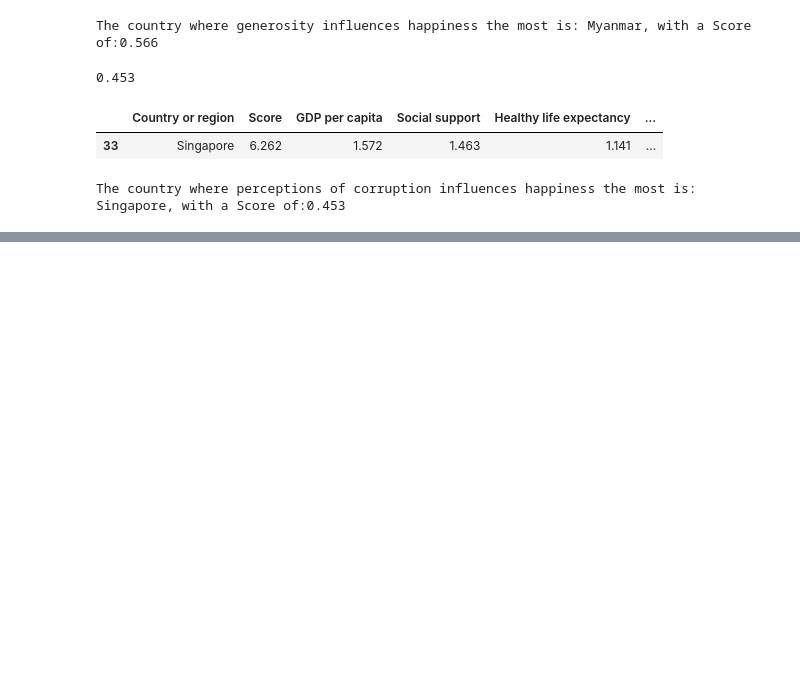
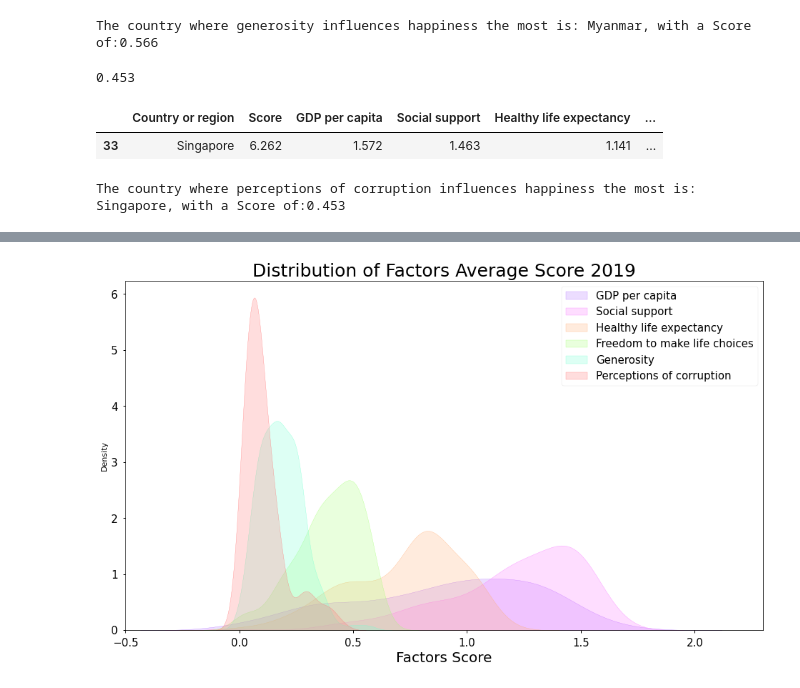
Before and after one commit to CristinaCod/World_Happiness_Report, a Jupyter notebook: 2019data.ipynb, the cells around one changed output, grey strips where cells are left out. Cells and saved outputs as stored; diff of their text form; code cells hidden in the pictures; blank space fills up the shorter version.

```diff
--- a/2019data.ipynb
+++ b/2019data.ipynb
@@ -147,0 +208,22 @@ The country where perceptions of corruption influences happiness the most is: Si
+# %%
+country_factors_avg = precovid_df.groupby(by = ['Country or region'])[['GDP per capita',
+       'Social support', 'Healthy life expectancy', 'Freedom to make life choices', 'Generosity',
+       'Perceptions of corruption']].mean().reset_index()
+
+plt.figure(figsize = (16, 9))
+
+sns.kdeplot(data = country_factors_avg['GDP per capita'], color = "#B77AFF", shade = True)
+sns.kdeplot(data = country_factors_avg['Social support'], color = "#FD7AFF", shade = True)
+sns.kdeplot(data = country_factors_avg['Healthy life expectancy'], color = "#FFB27A", shade = True)
+sns.kdeplot(data = country_factors_avg['Freedom to make life choices'], color = "#A9FF7A", shade = True)
+sns.kdeplot(data = country_factors_avg['Generosity'], color = "#7AFFD4", shade = True)
+sns.kdeplot(data = country_factors_avg['Perceptions of corruption'], color = "#FF7A7A", shade = True)
+
+plt.xlabel('Factors Score', fontsize = 20)
+plt.title('Distribution of Factors Average Score 2019', fontsize = 25)
+plt.xticks(fontsize = 15)
+plt.yticks(fontsize = 15)
+plt.xlim((-0.5, 2.3))
+plt.legend(labels=['GDP per capita','Social support','Healthy life expectancy','Freedom to make life choices','Generosity','Perceptions of corruption'], fontsize = 15);
+# %% [output]
+[figure, added]
```
Also changed, not shown: parts of 6 cells of this notebook.
